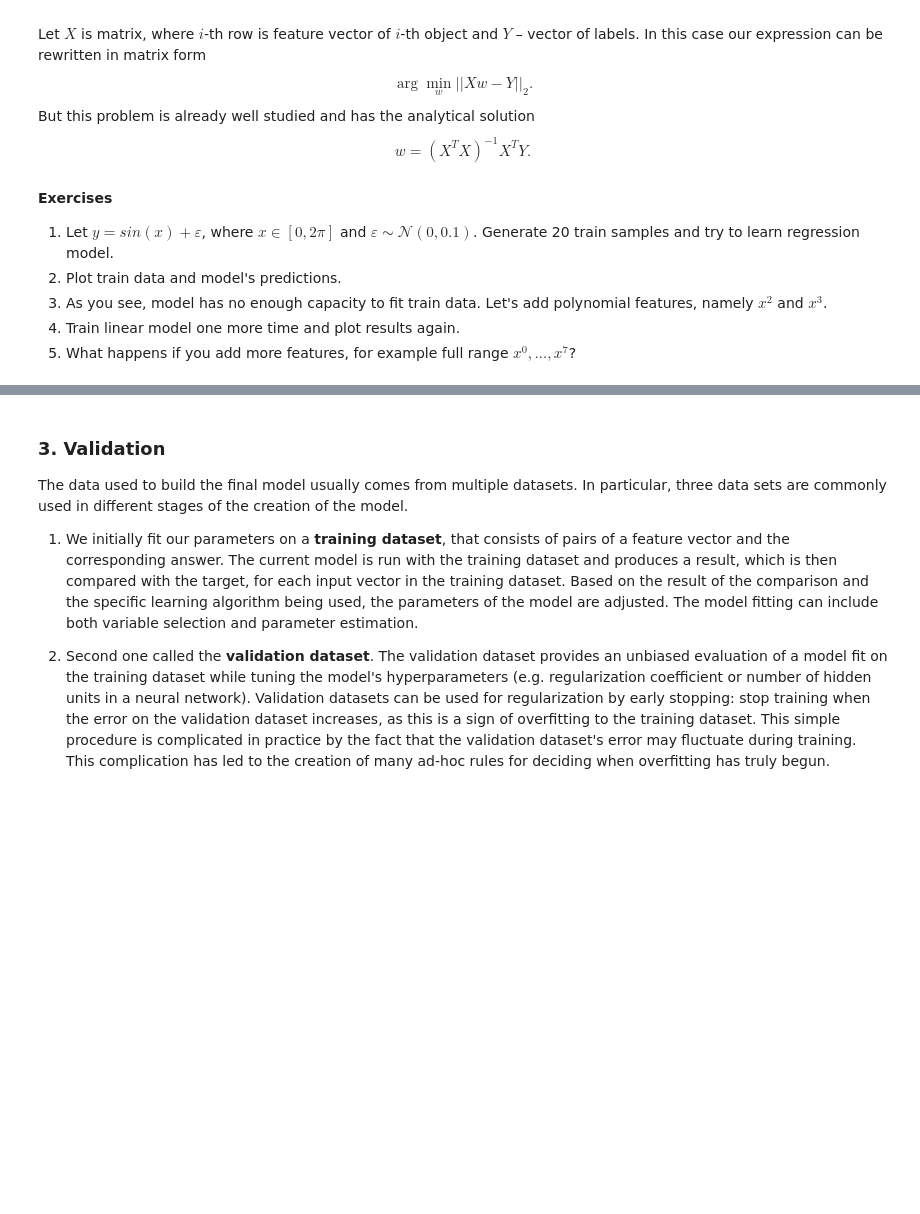
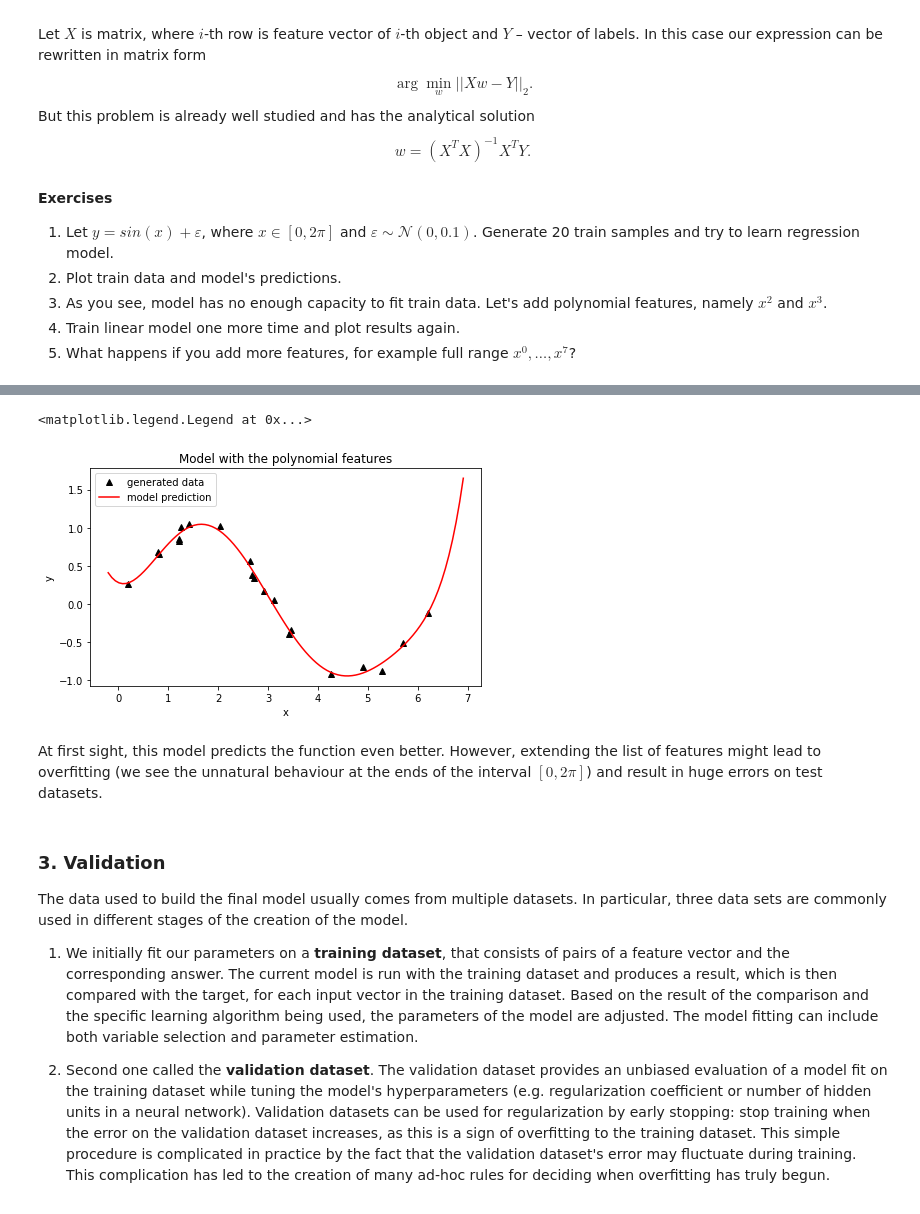
Before and after one commit to slayff/squad, a Jupyter notebook: lab-1.ipynb, the cells around one changed output, grey strips where cells are left out. Cells and saved outputs as stored; diff of their text form; code cells hidden in the pictures; blank space fills up the shorter version.

```diff
--- a/lab-1.ipynb
+++ b/lab-1.ipynb
@@ -59,3 +124,23 @@ $$w = (X^TX)^{-1}X^TY.$$
+# %%
+X_adv_plus = x_values
+for i in range(2, 7 + 1):
+    X_adv_plus = np.concatenate((X_adv_plus, x_values**i), axis=1)
+X_adv_plus = np.concatenate((X_adv_plus, np.ones((N, 1))), axis=1)
+w_adv_plus = nla.inv(X_adv_plus.T.dot(X_adv_plus)).dot(X_adv_plus.T).dot(Y_train)
+# %%
+plt.figure(figsize=(7, 4))
+plt.title('Model with the polynomial features')
+plt.xlabel('x')
+plt.ylabel('y')
+plt.plot(x_values, y_values, 'k^', label='generated data')
+y_space = [f_adv(x, w_adv_plus) for x in x_space]
+plt.plot(x_space, y_space, 'r', label='model prediction')
+plt.legend(loc='best')
+# %% [output]
+<matplotlib.legend.Legend at 0x...>
+[figure, added]
+# %% [markdown]
+At first sight, this model predicts the function even better. However, extending the list of features might lead to overfitting (we see the unnatural behaviour at the ends of the interval $[0, 2\pi]$) and result in huge errors on test datasets.
 # %% [markdown]
 ### 3. Validation
 The data used to build the final model usually comes from multiple datasets. In particular, three data sets are commonly used in different stages of the creation of the model.
```
Also changed, not shown: parts of 9 cells of this notebook, 1 other file.
